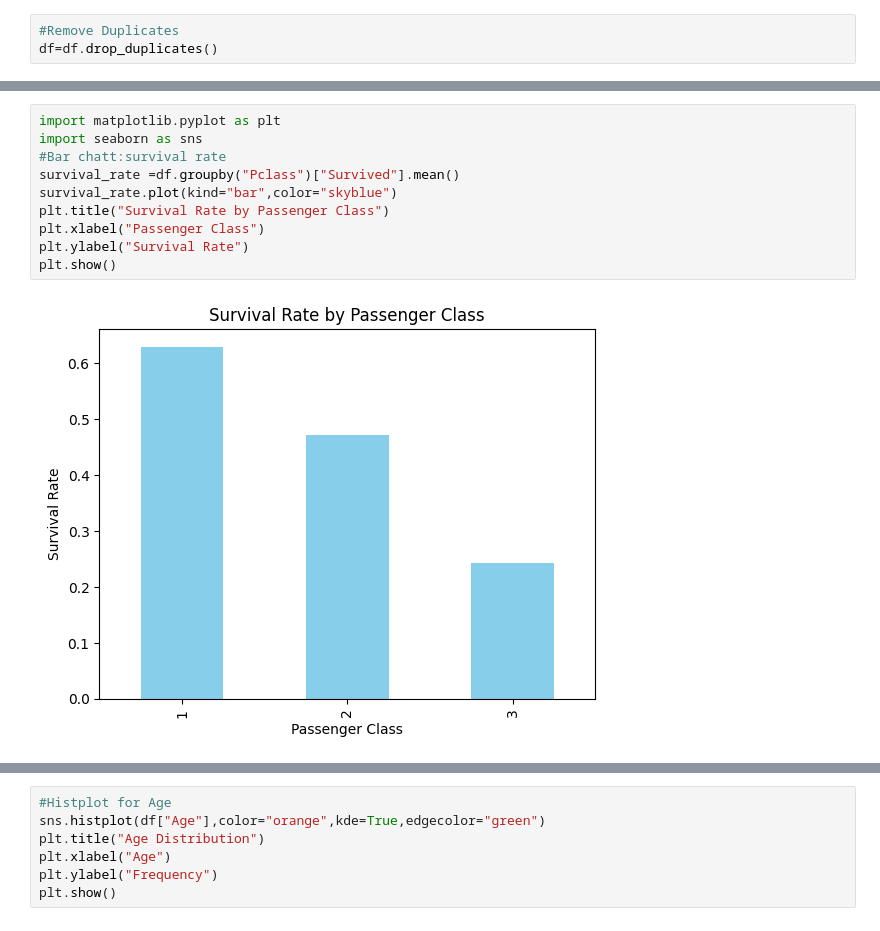
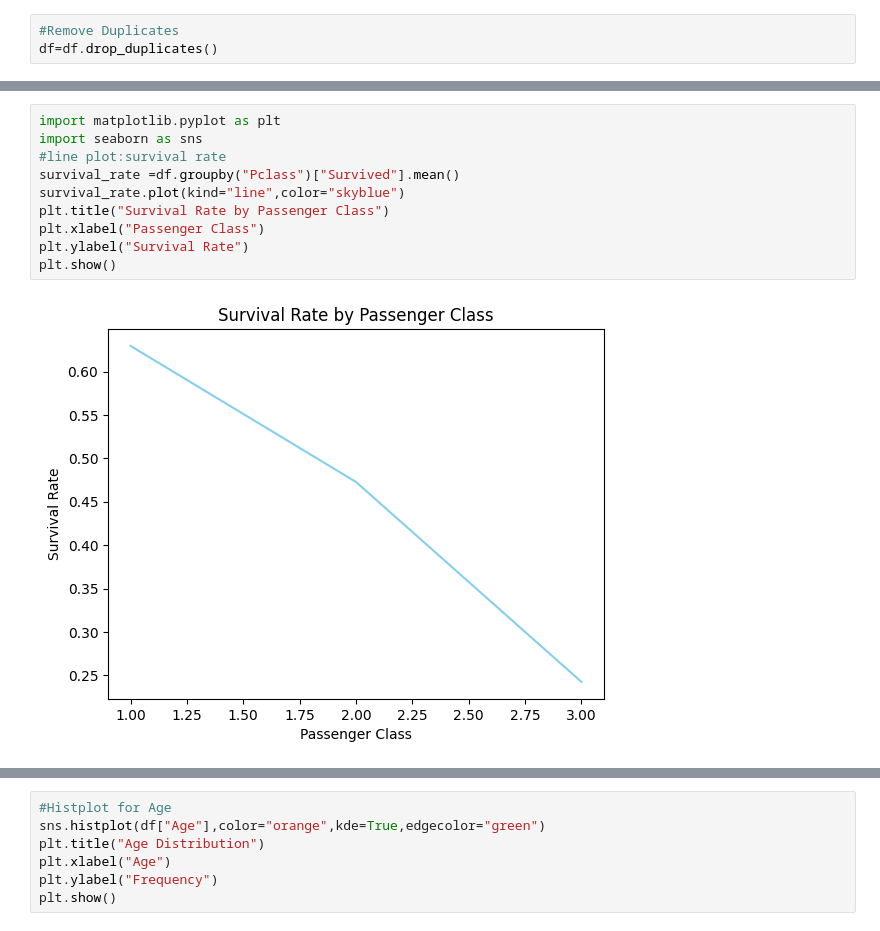
Before and after one commit to rnaveenkumar-ds/Exploratory-Data-Analysis-Project, a Jupyter notebook: Another_copy_of_Welcome_To_Colab.ipynb, the cells around one changed output, grey strips where cells are left out. Cells and saved outputs as stored; diff of their text form.

```diff
--- a/Another_copy_of_Welcome_To_Colab.ipynb
+++ b/Another_copy_of_Welcome_To_Colab.ipynb
@@ -100,12 +100,12 @@ filtering the second class passangers list:
 # %%
 import matplotlib.pyplot as plt
 import seaborn as sns
-#Bar chatt:survival rate
+#line plot:survival rate
 survival_rate =df.groupby("Pclass")["Survived"].mean()
-survival_rate.plot(kind="bar",color="skyblue")
+survival_rate.plot(kind="line",color="skyblue")
 plt.title("Survival Rate by Passenger Class")
 plt.xlabel("Passenger Class")
 plt.ylabel("Survival Rate")
 plt.show()
 # %% [output]
-[figure, old version]
+[figure, new version]
```
Also changed, not shown: parts of 3 cells of this notebook.
